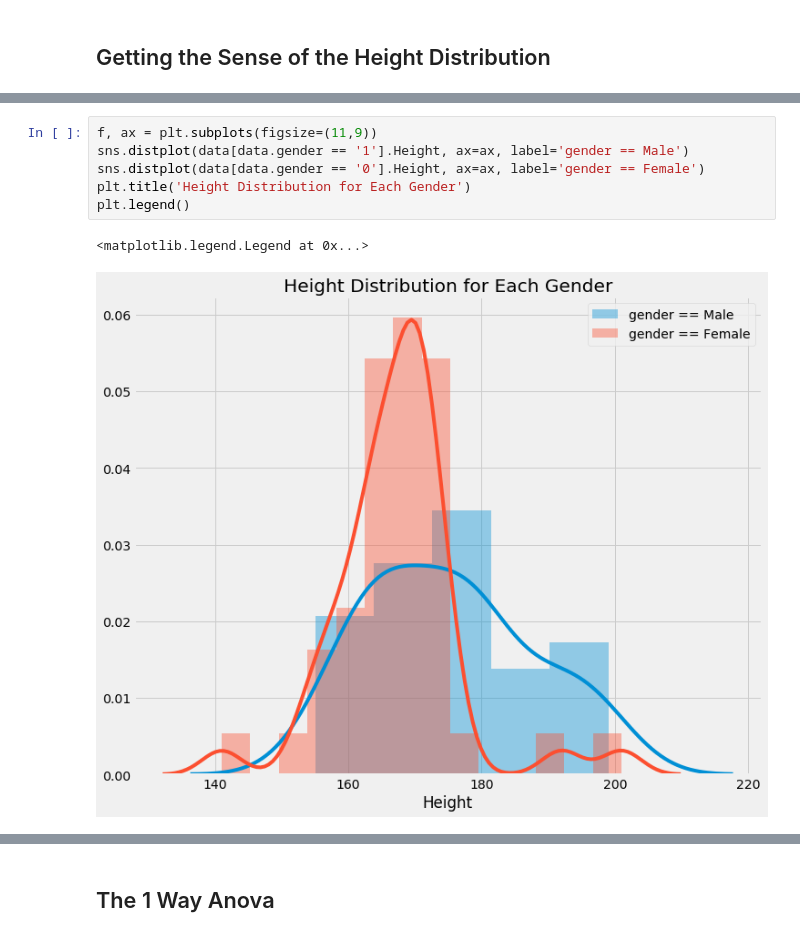
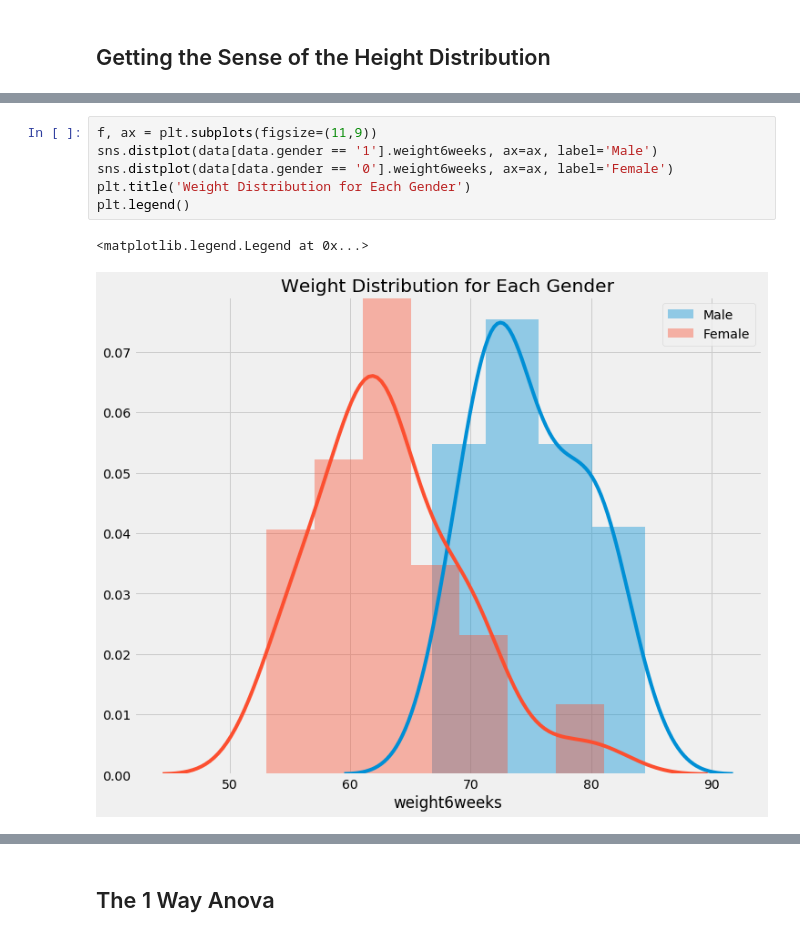
Before and after one commit to ariepratama/ariepratama.github.io, a Jupyter notebook: notebooks/2018-6-7-How-to-Use-1-Way-Anova-in-Python.ipynb, the cells around one changed output, grey strips where cells are left out. Cells and saved outputs as stored; diff of their text form.

Commit message:
update one-way anova post: 1. change target into weight 2. add post-hoc test

```diff
--- a/notebooks/2018-6-7-How-to-Use-1-Way-Anova-in-Python.ipynb
+++ b/notebooks/2018-6-7-How-to-Use-1-Way-Anova-in-Python.ipynb
@@ -60,9 +93,9 @@ sns.distplot(data.Height)
 # %%
 f, ax = plt.subplots(figsize=(11,9))
-sns.distplot(data[data.gender == '1'].Height, ax=ax, label='gender == Male')
-sns.distplot(data[data.gender == '0'].Height, ax=ax, label='gender == Female')
-plt.title('Height Distribution for Each Gender')
+sns.distplot(data[data.gender == '1'].weight6weeks, ax=ax, label='Male')
+sns.distplot(data[data.gender == '0'].weight6weeks, ax=ax, label='Female')
+plt.title('Weight Distribution for Each Gender')
 plt.legend()
 # %% [output]
 <matplotlib.legend.Legend at 0x...>
-[figure, old version]
+[figure, new version]
```
Also changed, not shown: parts of 23 cells of this notebook, 9 other files.
